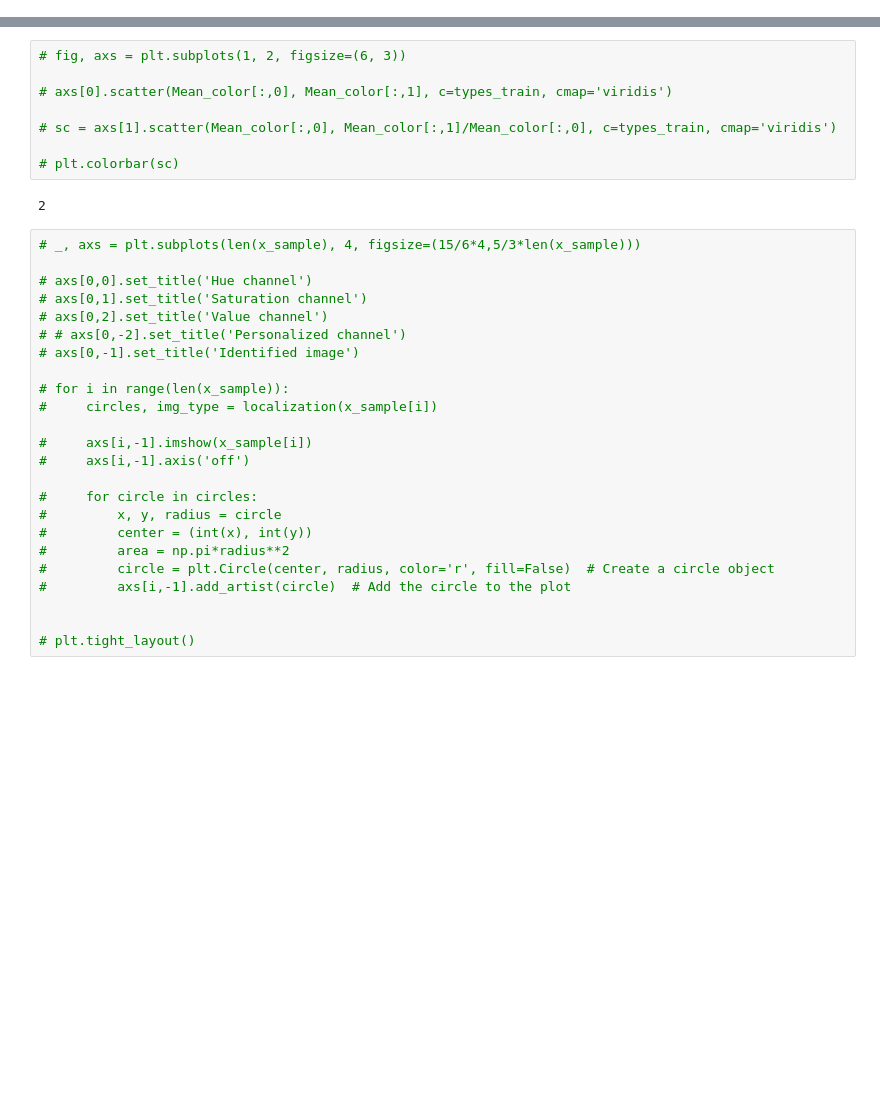
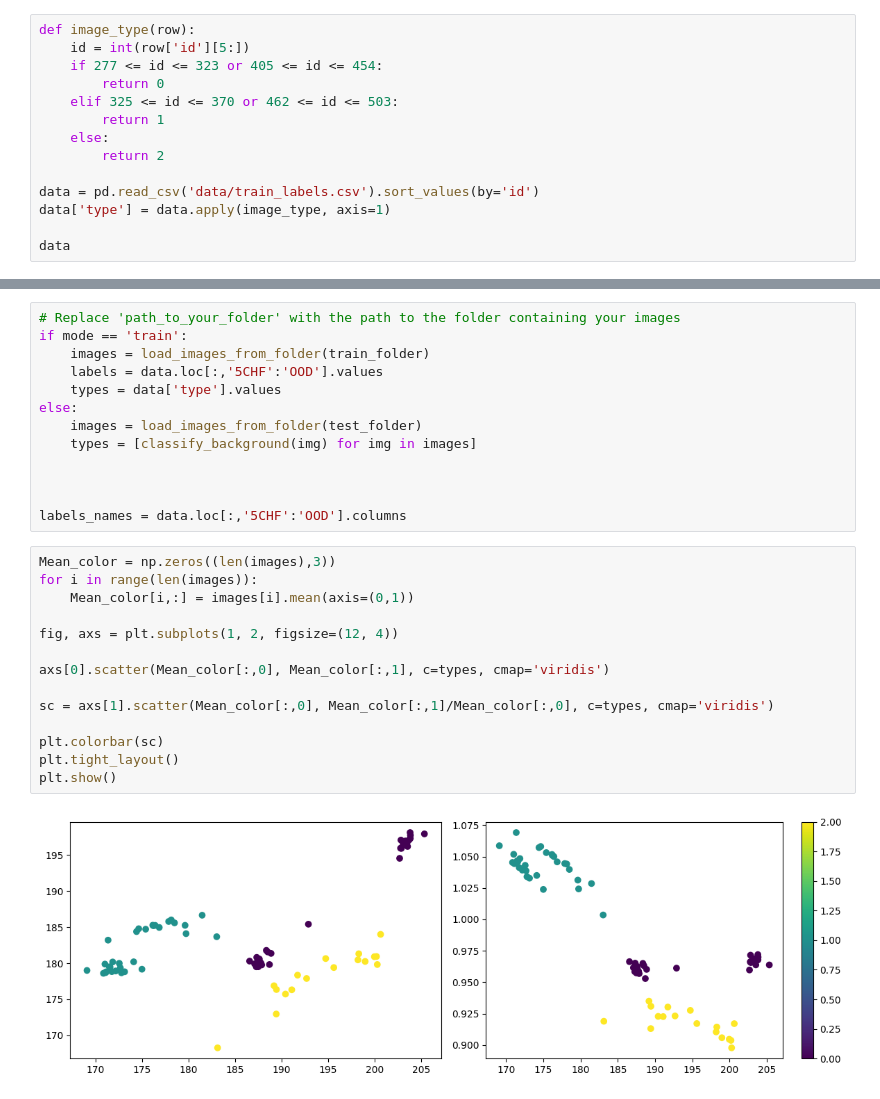
Before and after one commit to avray02/iapr_proj, a Jupyter notebook: report.ipynb, the cells around one changed output, grey strips where cells are left out. Cells and saved outputs as stored; diff of their text form; blank space fills up the shorter version.

```diff
--- a/report.ipynb
+++ b/report.ipynb
@@ -6,0 +21,14 @@
+# %%
+def image_type(row):
+    id = int(row['id'][5:])
+    if 277 <= id <= 323 or 405 <= id <= 454:
+        return 0
+    elif 325 <= id <= 370 or 462 <= id <= 503:
+        return 1
+    else:
+        return 2
+
+data = pd.read_csv('data/train_labels.csv').sort_values(by='id')
+data['type'] = data.apply(image_type, axis=1)
+
+data
@@ -7,34 +49,29 @@
+# %%
+# Replace 'path_to_your_folder' with the path to the folder containing your images
+if mode == 'train':
+    images = load_images_from_folder(train_folder)
+    labels = data.loc[:,'5CHF':'OOD'].values
+    types = data['type'].values
+else:
+    images = load_images_from_folder(test_folder)
+    types = [classify_background(img) for img in images]
+
+
+
+labels_names = data.loc[:,'5CHF':'OOD'].columns
 # %%
-# fig, axs = plt.subplots(1, 2, figsize=(6, 3))
+Mean_color = np.zeros((len(images),3))
+for i in range(len(images)):
+    Mean_color[i,:] = images[i].mean(axis=(0,1))
 
-# axs[0].scatter(Mean_color[:,0], Mean_color[:,1], c=types_train, cmap='viridis')
+fig, axs = plt.subplots(1, 2, figsize=(12, 4))
 
-# sc = axs[1].scatter(Mean_color[:,0], Mean_color[:,1]/Mean_color[:,0], c=types_train, cmap='viridis')
+axs[0].scatter(Mean_color[:,0], Mean_color[:,1], c=types, cmap='viridis')
 
-# plt.colorbar(sc)
+sc = axs[1].scatter(Mean_color[:,0], Mean_color[:,1]/Mean_color[:,0], c=types, cmap='viridis')
+
+plt.colorbar(sc)
+plt.tight_layout()
+plt.show()
 # %% [output]
-2
+[figure, added]
-# %%
-# _, axs = plt.subplots(len(x_sample), 4, figsize=(15/6*4,5/3*len(x_sample)))
-
-# axs[0,0].set_title('Hue channel')
-# axs[0,1].set_title('Saturation channel')
-# axs[0,2].set_title('Value channel')
-# # axs[0,-2].set_title('Personalized channel')
-# axs[0,-1].set_title('Identified image')
-
-# for i in range(len(x_sample)):
-#     circles, img_type = localization(x_sample[i])
-
-#     axs[i,-1].imshow(x_sample[i])
-#     axs[i,-1].axis('off')
-
-#     for circle in circles:
-#         x, y, radius = circle
-#         center = (int(x), int(y))
-#         area = np.pi*radius**2
-#         circle = plt.Circle(center, radius, color='r', fill=False)  # Create a circle object
-#         axs[i,-1].add_artist(circle)  # Add the circle to the plot
-
-
-# plt.tight_layout()
```
Also changed, not shown: parts of 7 cells of this notebook, 5 other files.
